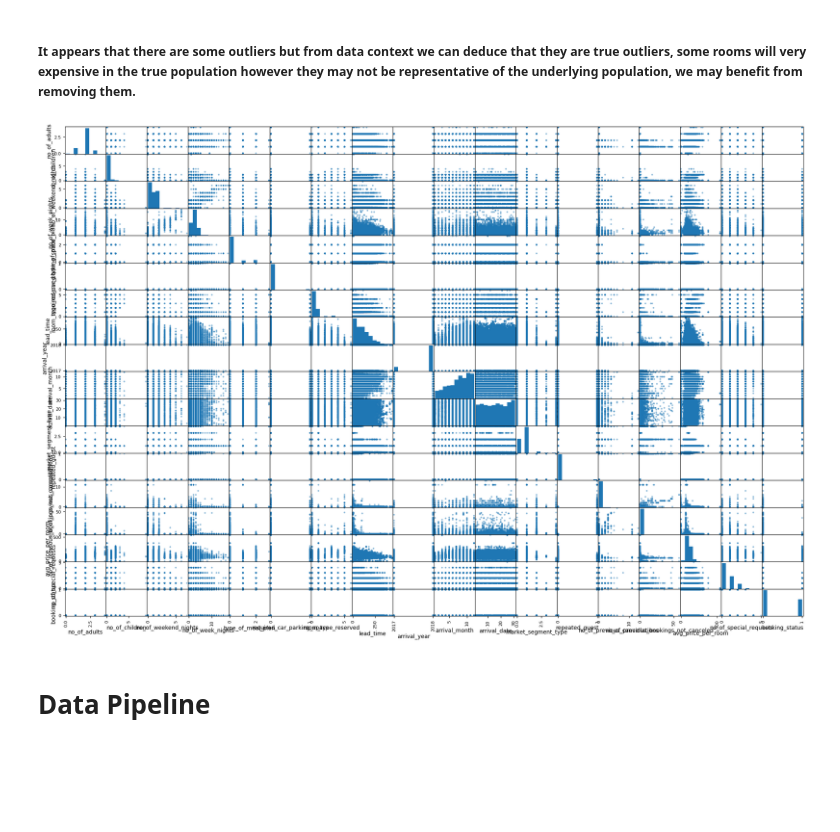
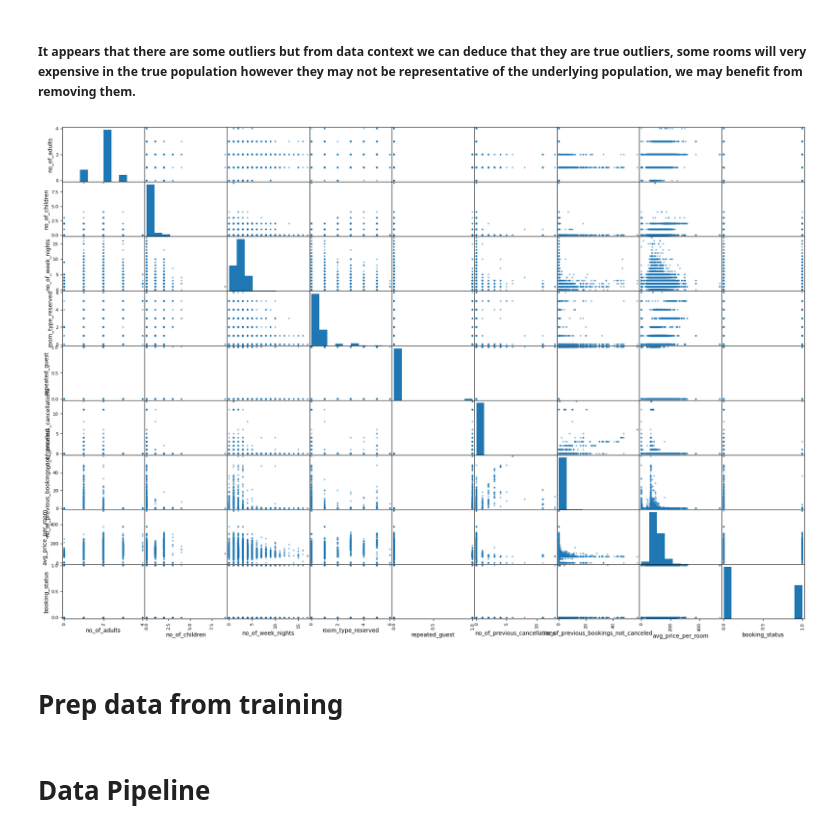
Before and after one commit to mnokno/HotelReservationCancellationPrediction, a Jupyter notebook: HotelReservationCancellationPrediction/src/Hotel-Reservation-Cancellation-Prediction-using-GXBoost.ipynb, the cells around one changed output. Cells and saved outputs as stored; diff of their text form; code cells hidden in the pictures; blank space fills up the shorter version.

```diff
--- a/HotelReservationCancellationPrediction/src/Hotel-Reservation-Cancellation-Prediction-using-GXBoost.ipynb
+++ b/HotelReservationCancellationPrediction/src/Hotel-Reservation-Cancellation-Prediction-using-GXBoost.ipynb
@@ -86,8 +86,13 @@ plt.show
 # %% [markdown]
 ##### It appears that there are some outliers but from data context we can deduce that they are true outliers, some rooms will very expensive in the true population however they may not be representative of the underlying population, we may benefit from removing them.
 # %%
-pd.plotting.scatter_matrix(df_train, figsize=(24, 16))
+pd.plotting.scatter_matrix(df_train[['no_of_adults', 'no_of_children','no_of_week_nights',
+                                     'room_type_reserved', 'repeated_guest','no_of_previous_cancellations',
+                                     'no_of_previous_bookings_not_canceled','avg_price_per_room', 'booking_status']],
+                           figsize=(24, 16))
 plt.savefig(r"figure_1.png")
 plt.show()
 # %% [output]
-[figure, old version]
+[figure, new version]
+# %% [markdown]
+# Prep data from training
```
Also changed, not shown: parts of 11 cells of this notebook, 1 other file.
